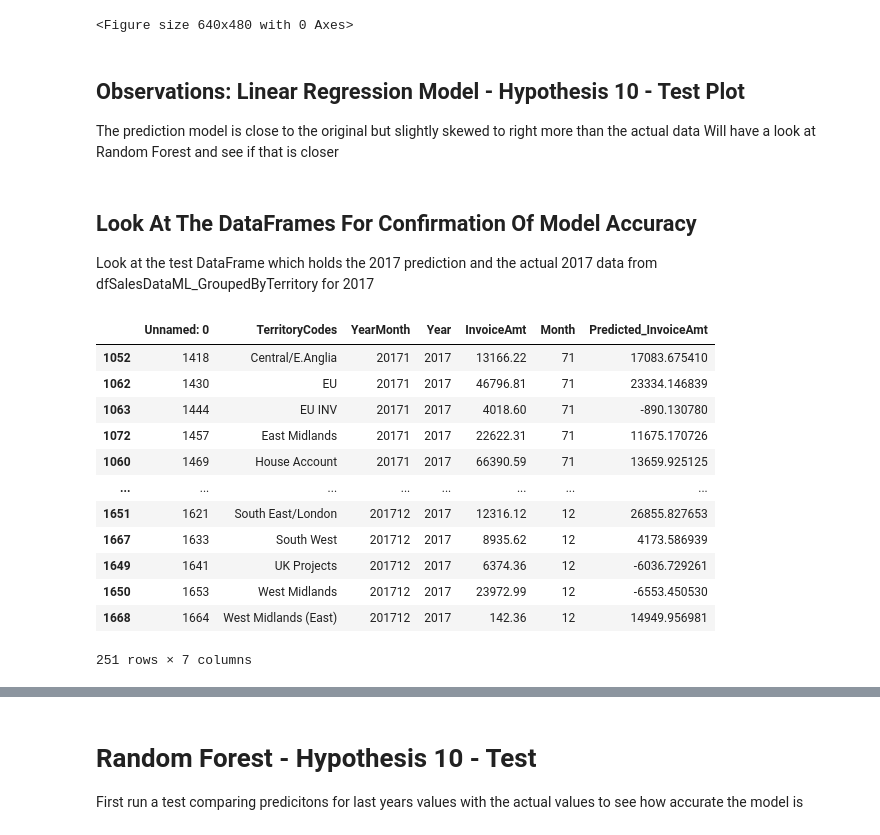
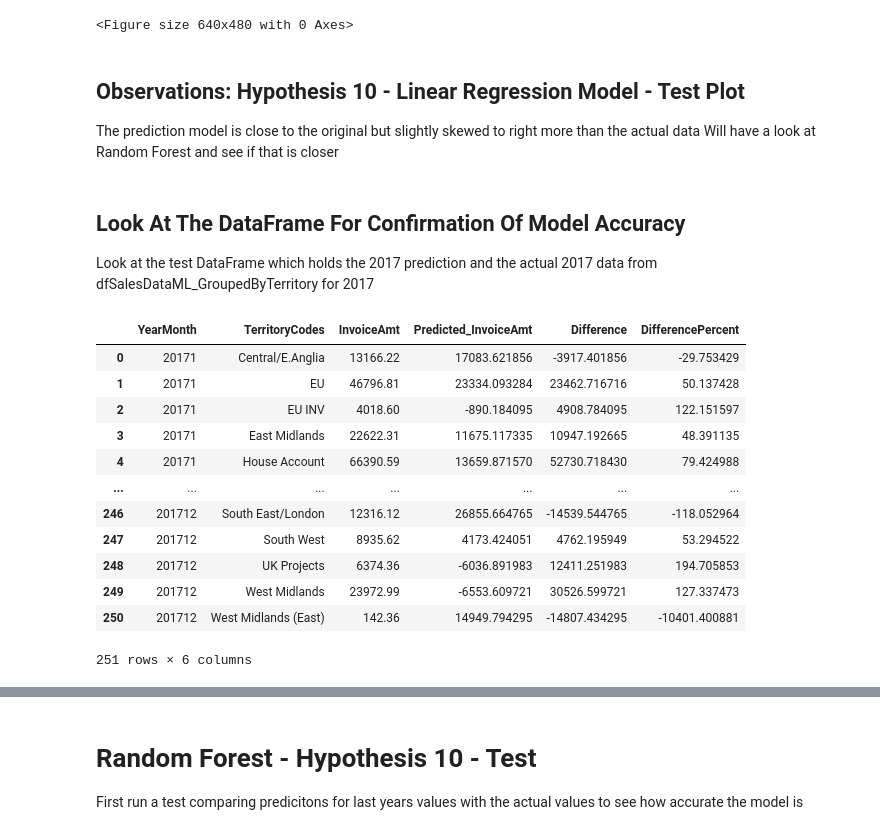
Before and after one commit to RogerWilliams2026/Project3-SalesAnalysis, a Jupyter notebook: jupyter_notebooks/Notebook_ML.ipynb, the cells around one changed output, grey strips where cells are left out. Drawn from its saved outputs; the diff is of its cells as text; code cells hidden in the pictures.

```diff
--- a/jupyter_notebooks/Notebook_ML.ipynb
+++ b/jupyter_notebooks/Notebook_ML.ipynb
@@ -2433,28 +1940,28 @@ plt.savefig(
 [figure]
 <Figure size 640x480 with 0 Axes>
 # %% [markdown]
-## Observations: Linear Regression Model - Hypothesis 10 - Test Plot
+## Observations: Hypothesis 10 - Linear Regression Model - Test Plot
 
 The prediction model is close to the original but slightly skewed to right more than the actual data
 Will have a look at Random Forest and see if that is closer
 # %% [markdown]
-## Look At The DataFrames For Confirmation Of Model Accuracy
+## Look At The DataFrame For Confirmation Of Model Accuracy
 
 Look at the test DataFrame which holds the 2017 prediction and the actual 2017 data from  dfSalesDataML_GroupedByTerritory for 2017
 # %%
 #show DataFrame for prediction vs actual
-dfSalesDataML_2017Predicted
+dfPlot
 # %% [output]
-|  | Unnamed: 0 | TerritoryCodes | YearMonth | Year | InvoiceAmt | Month | Predicted_InvoiceAmt |
-| 1052 | 1418 | Central/E.Anglia | 20171 | 2017 | 13166.22 | 71 | 17083.675410 |
-| 1062 | 1430 | EU | 20171 | 2017 | 46796.81 | 71 | 23334.146839 |
-| 1063 | 1444 | EU INV | 20171 | 2017 | 4018.60 | 71 | -890.130780 |
-| 1072 | 1457 | East Midlands | 20171 | 2017 | 22622.31 | 71 | 11675.170726 |
-| 1060 | 1469 | House Account | 20171 | 2017 | 66390.59 | 71 | 13659.925125 |
-| ... | ... | ... | ... | ... | ... | ... | ... |
-| 1651 | 1621 | South East/London | 201712 | 2017 | 12316.12 | 12 | 26855.827653 |
-| 1667 | 1633 | South West | 201712 | 2017 | 8935.62 | 12 | 4173.586939 |
-| 1649 | 1641 | UK Projects | 201712 | 2017 | 6374.36 | 12 | -6036.729261 |
-| 1650 | 1653 | West Midlands | 201712 | 2017 | 23972.99 | 12 | -6553.450530 |
-| 1668 | 1664 | West Midlands (East) | 201712 | 2017 | 142.36 | 12 | 14949.956981 |
+|  | YearMonth | TerritoryCodes | InvoiceAmt | Predicted_InvoiceAmt | Difference | DifferencePercent |
+| 0 | 20171 | Central/E.Anglia | 13166.22 | 17083.621856 | -3917.401856 | -29.753429 |
+| 1 | 20171 | EU | 46796.81 | 23334.093284 | 23462.716716 | 50.137428 |
+| 2 | 20171 | EU INV | 4018.60 | -890.184095 | 4908.784095 | 122.151597 |
+| 3 | 20171 | East Midlands | 22622.31 | 11675.117335 | 10947.192665 | 48.391135 |
+| 4 | 20171 | House Account | 66390.59 | 13659.871570 | 52730.718430 | 79.424988 |
+| ... | ... | ... | ... | ... | ... | ... |
+| 246 | 201712 | South East/London | 12316.12 | 26855.664765 | -14539.544765 | -118.052964 |
+| 247 | 201712 | South West | 8935.62 | 4173.424051 | 4762.195949 | 53.294522 |
+| 248 | 201712 | UK Projects | 6374.36 | -6036.891983 | 12411.251983 | 194.705853 |
+| 249 | 201712 | West Midlands | 23972.99 | -6553.609721 | 30526.599721 | 127.337473 |
+| 250 | 201712 | West Midlands (East) | 142.36 | 14949.794295 | -14807.434295 | -10401.400881 |
-251 rows × 7 columns
+251 rows × 6 columns
```
Also changed, not shown: parts of 57 cells of this notebook, 13 other files.
